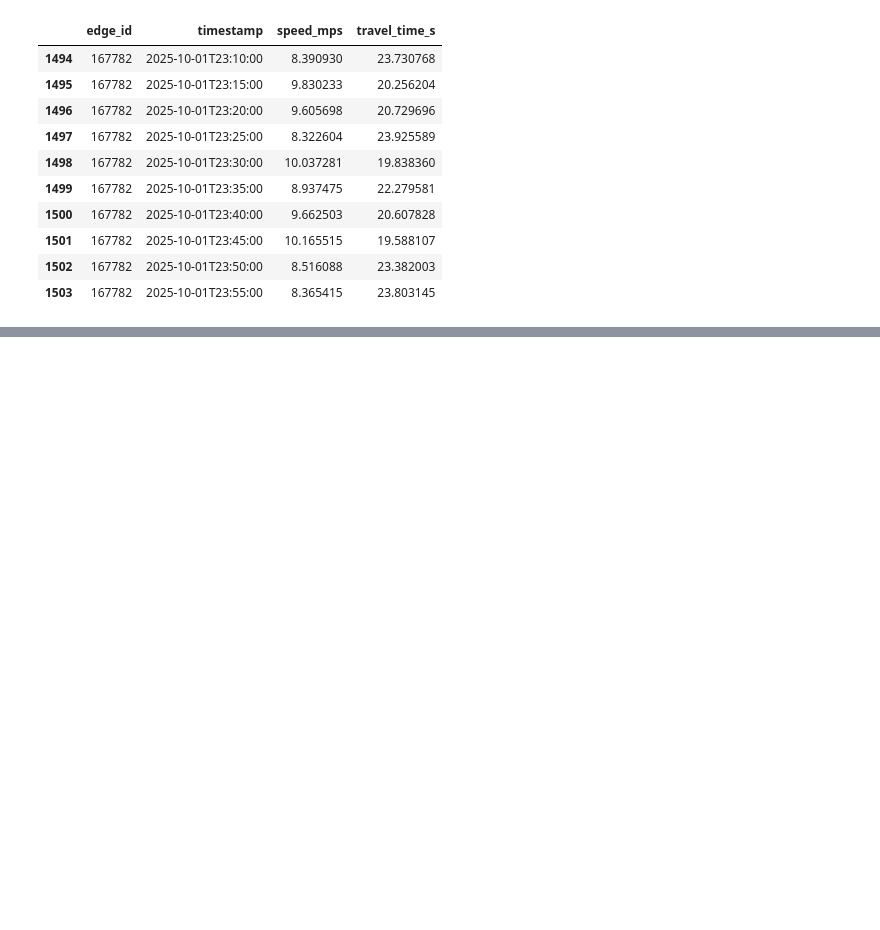
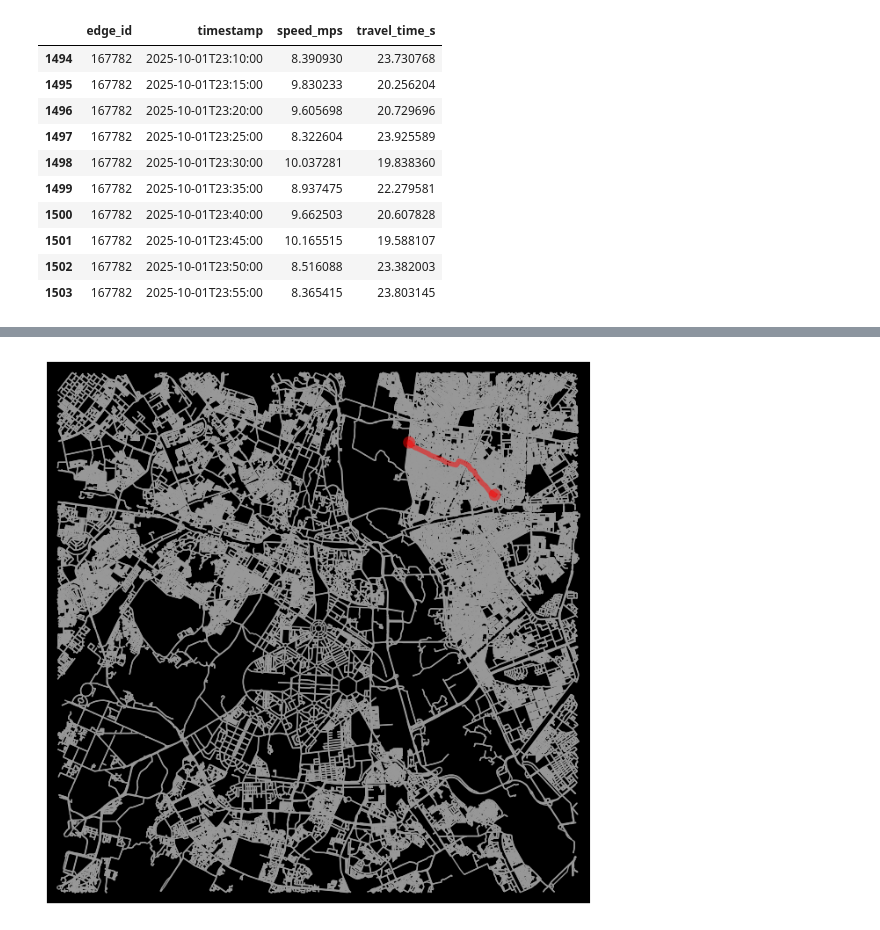
Before and after one commit to ishahahahan/urban-traffic, a Jupyter notebook: test.ipynb, the cells around one changed output, grey strips where cells are left out. Saved outputs shown, nothing was run; the diff lists cells and outputs as text; code cells hidden in the pictures; blank space fills up the shorter version.

```diff
--- a/test.ipynb
+++ b/test.ipynb
@@ -303,0 +392,5 @@ df_head.tail(10)
+# %%
+# plot the fastest paths
+fig, ax = ox.plot_graph_route(G2, path, route_linewidth=4, node_size=0, bgcolor='k', route_color='r')
+# %% [output]
+[figure, added]
```
Also changed, not shown: parts of 1 cell of this notebook, 2 other files.
